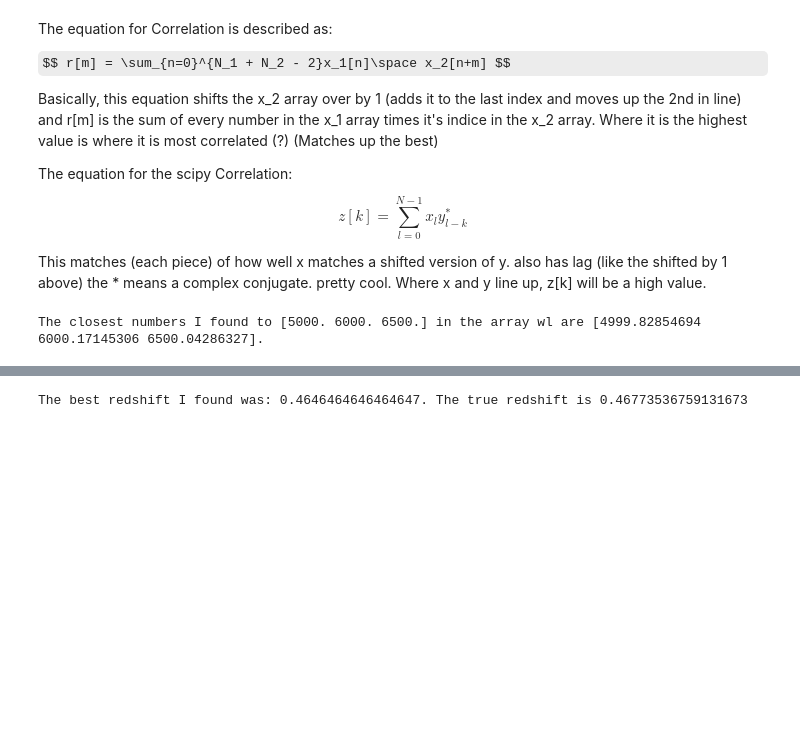
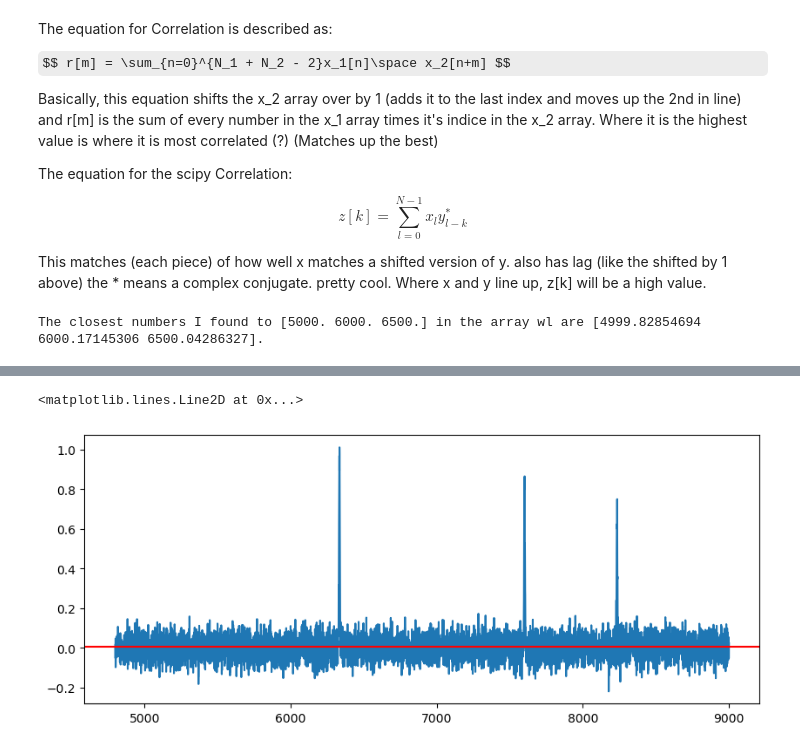
Before and after one commit to ripRoot/Redshift, a Jupyter notebook: BeginningNotes/Redshift-ExampleCrossCorrelation.ipynb, the cells around one changed output, grey strips where cells are left out. Saved outputs shown, nothing was run; the diff lists cells and outputs as text; code cells hidden in the pictures; some formulas as TeX source; blank space fills up the shorter version.

Commit message:
Cleaned up the Cross Correlation code... Still not exactly what I want.

```diff
--- a/BeginningNotes/Redshift-ExampleCrossCorrelation.ipynb
+++ b/BeginningNotes/Redshift-ExampleCrossCorrelation.ipynb
@@ -221,16 +162,27 @@ from scipy.signal import fftconvolve
 # %%
-assumedRedshifts = np.linspace(0, 1, 100)
-score = []
-#z = .2
-for z in assumedRedshifts:
-    shifted_wl = wl * (1 + z)
-    #Fills in missing flux values at new shifted wl.
-    shifted_temp = np.interp(wl, shifted_wl, template_flux)
-    corr = correlate(observed_flux, shifted_temp, mode='same')
-    score.append(np.max(corr))
-best_z = assumedRedshifts[np.argmax(score)]
-print(f"The best redshift I found was: {best_z}. The true redshift is {z_true}")
 
-#plt.plot(wl, shifted_temp)
+# Normalizing the spectrum to focus on shape.
+def normalize_spectrum(flux):
+    '''
+        This function normalizes the flux of my spectrum while also getting rid of the continuum also on the spectrum. (Make the spectrum flat, because most are curved.
+        By normalizing it, we make the flux act like a unit vector (a vector w/ one unit)
+    '''
+    N = len(flux)
+    kernel_fraction = 0.01 # 1% of the total length
+    kernel_size = int(N * kernel_fraction)
+    if N % 2 == 0:
+        kernel_size += 1
+    kernel_size = max(kernel_size, 3)
+    # Traces the curve, or 'shape' of the line...
+    continum = medfilt(flux, kernel_size)
+    flux_no_continum = flux - continum
+    return (flux_no_continum - np.mean(flux_no_continum)) / np.std(flux_no_continum)
-# %% [output]
-The best redshift I found was: 0.4646464646464647. The true redshift is 0.46773536759131673
+# %%
+# The 'normalization' will come for later when we have stars that are farther away and have a higher redshift. Although- the POSITIONS and SHAPES of lines are what really
+# matter in redshift.
+plt.figure(figsize=(10,4))
+plt.plot(wl, observed_flux)
+plt.axhline(np.mean(observed_flux), color='r')
+# %% [output]
+<matplotlib.lines.Line2D at 0x...>
+[figure, added]
```
Also changed, not shown: parts of 11 cells of this notebook, 1 other file.
